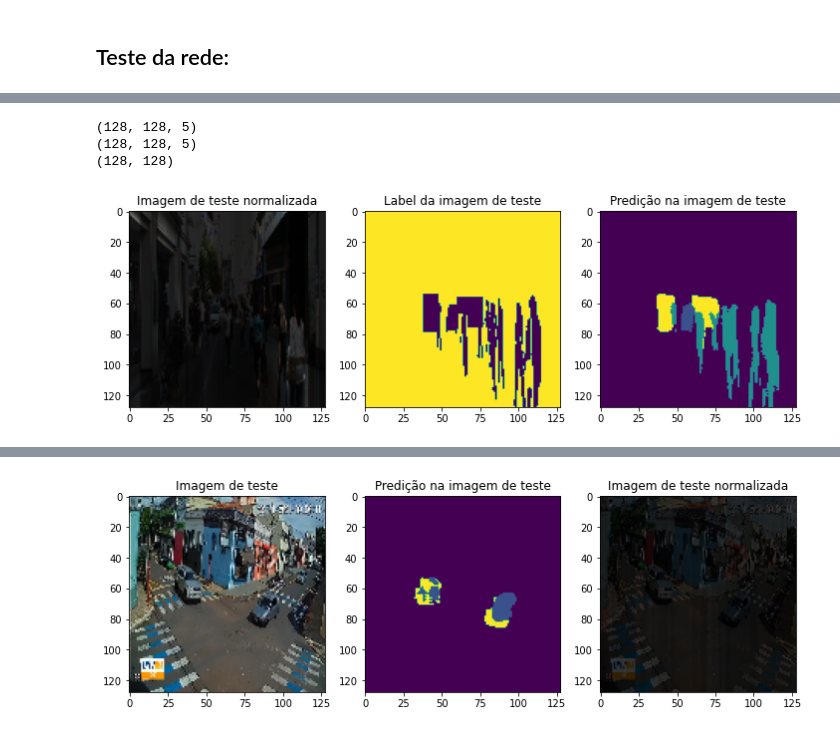
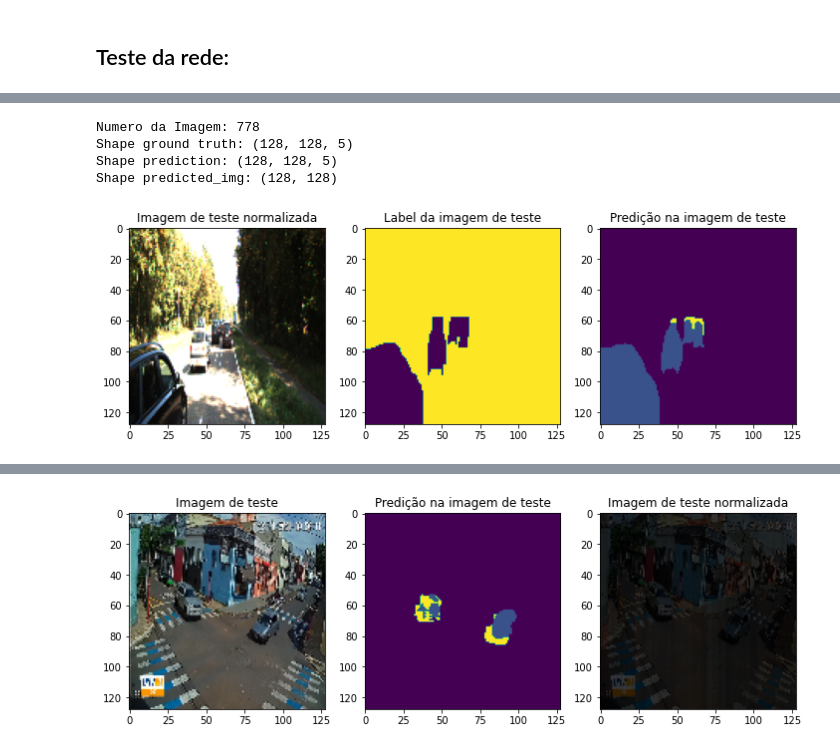
Before and after one commit to nilocangerana/tcc-unet-2021, a Jupyter notebook: Unet Multiclass V1.ipynb, the cells around one changed output, grey strips where cells are left out. Drawn from its saved outputs; the diff is of its cells as text; code cells hidden in the pictures.

```diff
--- a/Unet Multiclass V1.ipynb
+++ b/Unet Multiclass V1.ipynb
@@ -172,7 +169,7 @@ del trainMasksEncodedOriginalShape
 del trainMasks
 # %%
 #Dividir o dataset em imagens de treino e teste (20% de 4576)
-xTrain, xTest, yTrain, yTest = train_test_split(trainImagesNormalized, trainMasksInput, test_size = 0.20, random_state = 0)
+xTrain, xTest, yTrain, yTest = train_test_split(trainImages, trainMasksInput, test_size = 0.20, random_state = 0)
 
 print("Classes nas imagens de treino: ", np.unique(yTrain))
 print("Classes nas imagens de teste:  ", np.unique(yTest))
@@ -185,6 +182,10 @@ from keras.utils import to_categorical
 trainMasksCateg = to_categorical(yTrain, num_classes=N_CLASSES)
 
 testMasksCateg = to_categorical(yTest, num_classes=N_CLASSES)
+# %%
+#Normalizar imagens de treino:
+xTrainNormalized=normalize(xTrain, axis=1)
+xTestNormalized=normalize(xTest, axis=1)
 # %%
 #Deleta variaveis da memoria
 del yTest
@@ -340,29 +338,9 @@ plt.show()
 # %%
 #Predict com test image
-testImgNumber = random.randint(0, len(xTest)-1)
-testImg = xTest[testImgNumber]
-ground_truth=testMasksCateg[testImgNumber]
-testImgInput=np.expand_dims(testImg, 0)
-prediction = (model.predict(testImgInput))
-predicted_img=np.argmax(prediction, axis=-1)[0,:,:]
-
-print(ground_truth.shape)
-print(prediction[0].shape)
-print(predicted_img.shape)
-
-plt.figure(figsize=(12, 8))
-plt.subplot(231)
-plt.title('Imagem de teste normalizada')
-plt.imshow(testImg)
-plt.subplot(232)
-plt.title('Label da imagem de teste')
-plt.imshow(ground_truth[:,:,0])
-plt.subplot(233)
-plt.title('Predição na imagem de teste')
-plt.imshow(predicted_img)
-plt.show()
+testeRede()
 # %% [output]
-(128, 128, 5)
-(128, 128, 5)
-(128, 128)
+Numero da Imagem: 778
+Shape ground truth: (128, 128, 5)
+Shape prediction: (128, 128, 5)
+Shape predicted_img: (128, 128)
-[figure, old version]
+[figure, new version]
```
Also changed, not shown: parts of 7 cells of this notebook.
